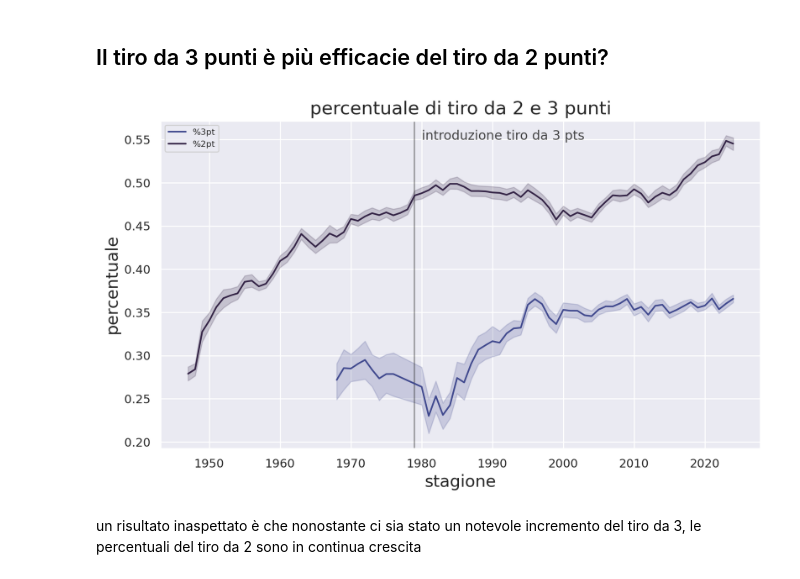
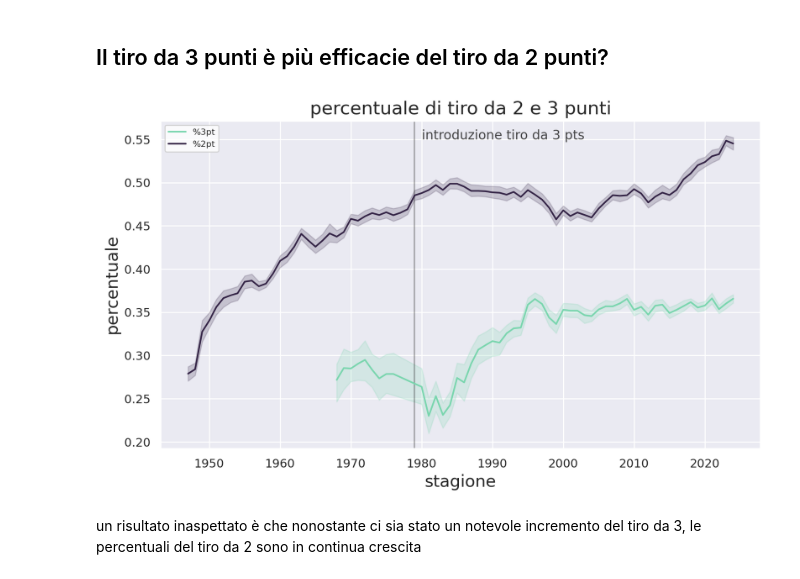
Before and after one commit to enricotazzer/progettinodatascience, a Jupyter notebook: progetto datascience/presentazione.ipynb, the cells around one changed output. Drawn from its saved outputs; the diff is of its cells as text; code cells hidden in the pictures.

```diff
--- a/progetto datascience/presentazione.ipynb
+++ b/progetto datascience/presentazione.ipynb
@@ -105,18 +105,19 @@ notiamo come dopo l'introduzione del tiro da 3 il gioco sia cambiato fornendo va
 # %%
 colors = sns.color_palette(palette='mako', n_colors=5)
 f,ax=plt.subplots(figsize=(10,5.5), sharex=True, sharey=True)
-ax.axvline(x=1979, color='k', alpha=0.35)
-sns.lineplot(total,x='season', y='x3p_percent', color=colors[1], ax=ax, label='%3pt')
+ax.axvline(x=1979, color='k', alpha=0.3)
+sns.lineplot(total,x='season', y='x3p_percent', color=colors[4], ax=ax, label='%3pt')
 sns.lineplot(total, x='season', y='x2p_percent', color=colors[0], ax=ax, label='%2pt')
 ax.annotate('introduzione tiro da 3 pts',
                  xy=(1979, 0.55), xycoords='data',
                  xytext=(1980, 0.55), textcoords='data', color='k',alpha=0.8, size=12)
 ax.set_title('percentuale di tiro da 2 e 3 punti', fontsize=17)
+ax.legend(frameon=True, framealpha=0.8, facecolor='w')
 ax.set_ylabel('percentuale', fontsize=15.5)
 ax.set_xlabel('stagione',fontsize=15.5)
 plt.show()
 # %% [output]
-[figure, old version]
+[figure, new version]
 # %% [markdown]
 un risultato inaspettato è che nonostante ci sia stato un notevole incremento del tiro da 3, le percentuali del tiro da 2 sono in continua crescita
 # %% [markdown]
```
Also changed, not shown: parts of 1 cell of this notebook, 1 other file.
